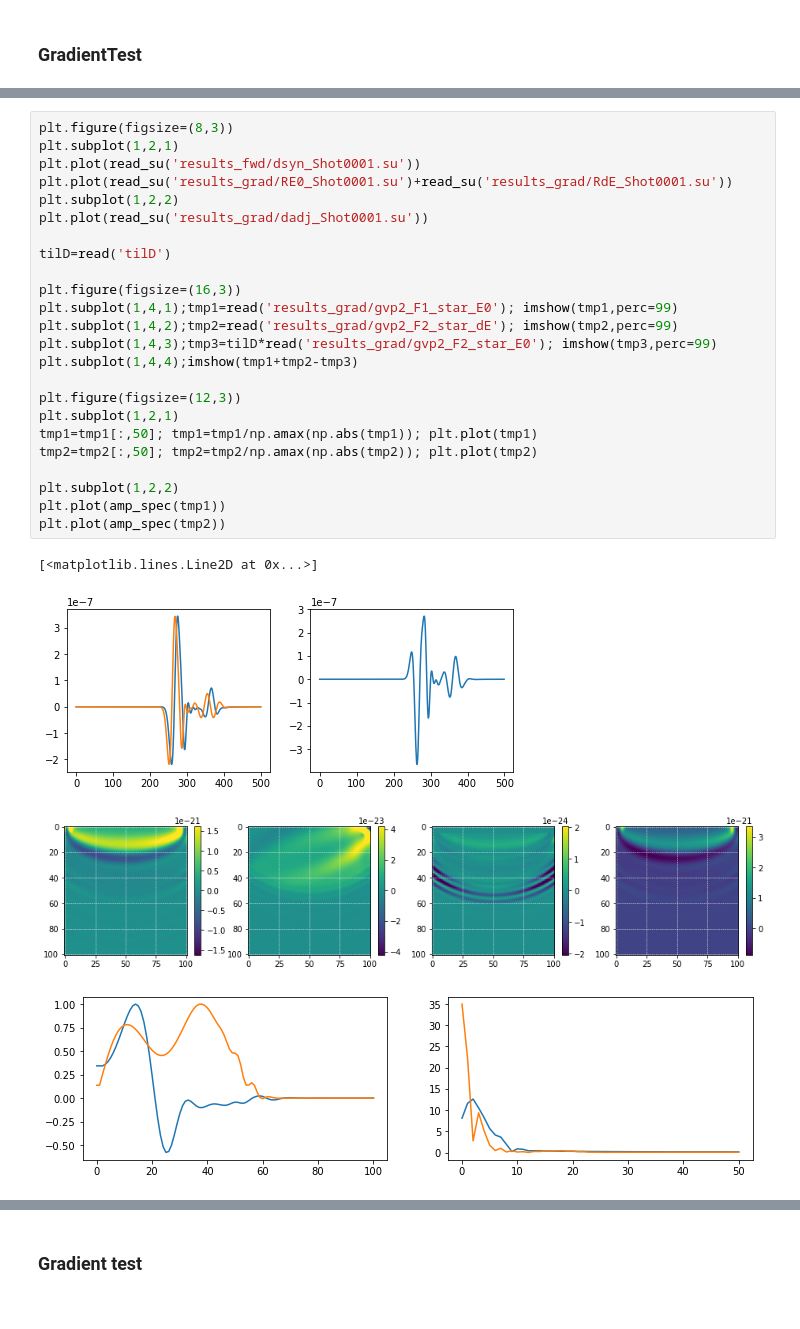
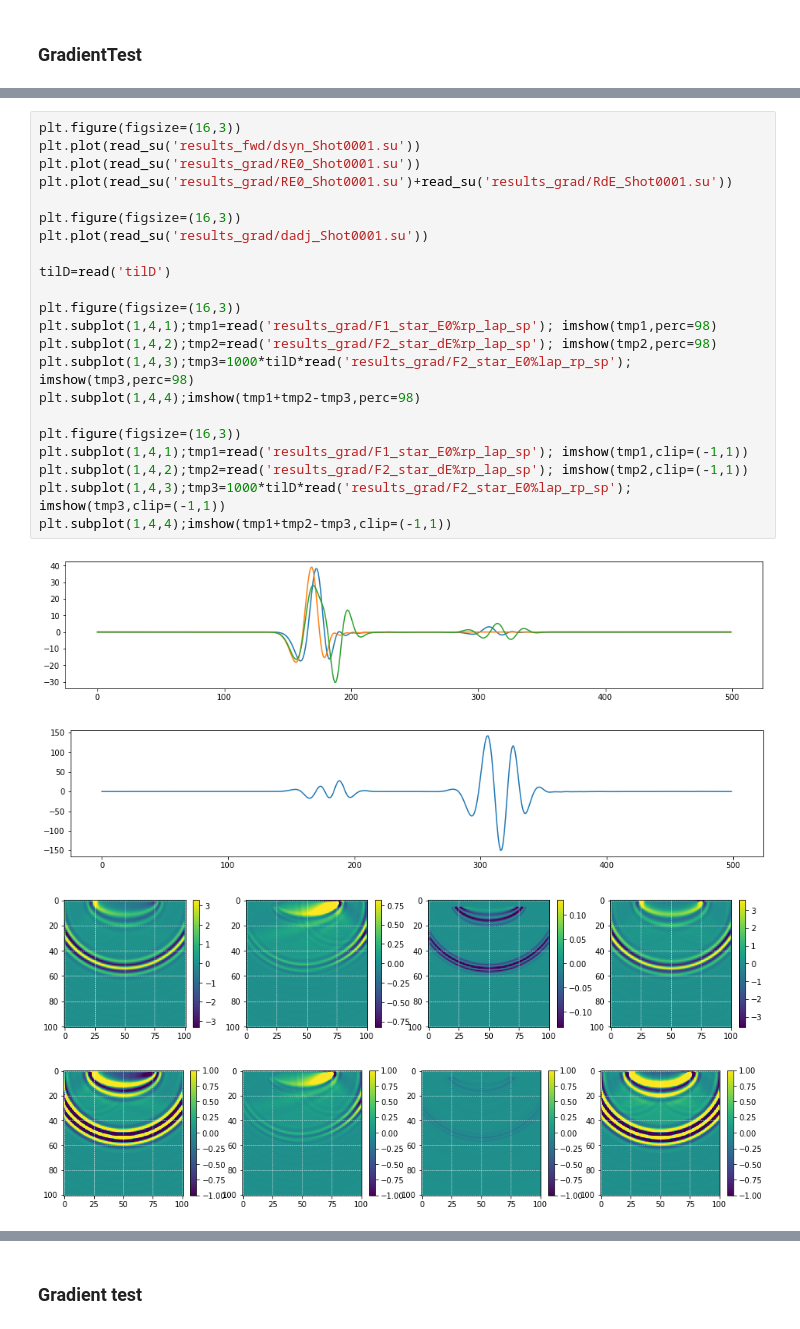
Before and after one commit to joeyartech/SeisJIMU, a Jupyter notebook: Demo/04_GradientTest/go_notEnv.ipynb, the cells around one changed output, grey strips where cells are left out. Cells and saved outputs as stored; diff of their text form.

```diff
--- a/Demo/04_GradientTest/go_notEnv.ipynb
+++ b/Demo/04_GradientTest/go_notEnv.ipynb
@@ -265,29 +229,27 @@ Note: The following floating-point exceptions are signalling: IEEE_UNDERFLOW_FLA
 # %%
-plt.figure(figsize=(8,3))
-plt.subplot(1,2,1)
+plt.figure(figsize=(16,3))
 plt.plot(read_su('results_fwd/dsyn_Shot0001.su'))
+plt.plot(read_su('results_grad/RE0_Shot0001.su'))
 plt.plot(read_su('results_grad/RE0_Shot0001.su')+read_su('results_grad/RdE_Shot0001.su'))
-plt.subplot(1,2,2)
+
+plt.figure(figsize=(16,3))
 plt.plot(read_su('results_grad/dadj_Shot0001.su'))
 
 tilD=read('tilD')
 
 plt.figure(figsize=(16,3))
-plt.subplot(1,4,1);tmp1=read('results_grad/gvp2_F1_star_E0'); imshow(tmp1,perc=99)
-plt.subplot(1,4,2);tmp2=read('results_grad/gvp2_F2_star_dE'); imshow(tmp2,perc=99)
-plt.subplot(1,4,3);tmp3=tilD*read('results_grad/gvp2_F2_star_E0'); imshow(tmp3,perc=99)
-plt.subplot(1,4,4);imshow(tmp1+tmp2-tmp3)
+plt.subplot(1,4,1);tmp1=read('results_grad/F1_star_E0%rp_lap_sp'); imshow(tmp1,perc=98)
+plt.subplot(1,4,2);tmp2=read('results_grad/F2_star_dE%rp_lap_sp'); imshow(tmp2,perc=98)
+plt.subplot(1,4,3);tmp3=1000*tilD*read('results_grad/F2_star_E0%lap_rp_sp'); imshow(tmp3,perc=98)
+plt.subplot(1,4,4);imshow(tmp1+tmp2-tmp3,perc=98)
 
-plt.figure(figsize=(12,3))
-plt.subplot(1,2,1)
-tmp1=tmp1[:,50]; tmp1=tmp1/np.amax(np.abs(tmp1)); plt.plot(tmp1)
-tmp2=tmp2[:,50]; tmp2=tmp2/np.amax(np.abs(tmp2)); plt.plot(tmp2)
-
-plt.subplot(1,2,2)
-plt.plot(amp_spec(tmp1))
-plt.plot(amp_spec(tmp2))
+plt.figure(figsize=(16,3))
+plt.subplot(1,4,1);tmp1=read('results_grad/F1_star_E0%rp_lap_sp'); imshow(tmp1,clip=(-1,1))
+plt.subplot(1,4,2);tmp2=read('results_grad/F2_star_dE%rp_lap_sp'); imshow(tmp2,clip=(-1,1))
+plt.subplot(1,4,3);tmp3=1000*tilD*read('results_grad/F2_star_E0%lap_rp_sp'); imshow(tmp3,clip=(-1,1))
+plt.subplot(1,4,4);imshow(tmp1+tmp2-tmp3,clip=(-1,1))
 # %% [output]
-[<matplotlib.lines.Line2D at 0x...>]
-[figure, old version]
+[figure, new version]
-[figure, old version]
+[figure, new version]
-[figure, old version]
+[figure, new version]
+[figure, added]
```
Also changed, not shown: parts of 16 cells of this notebook, 17 other files.
